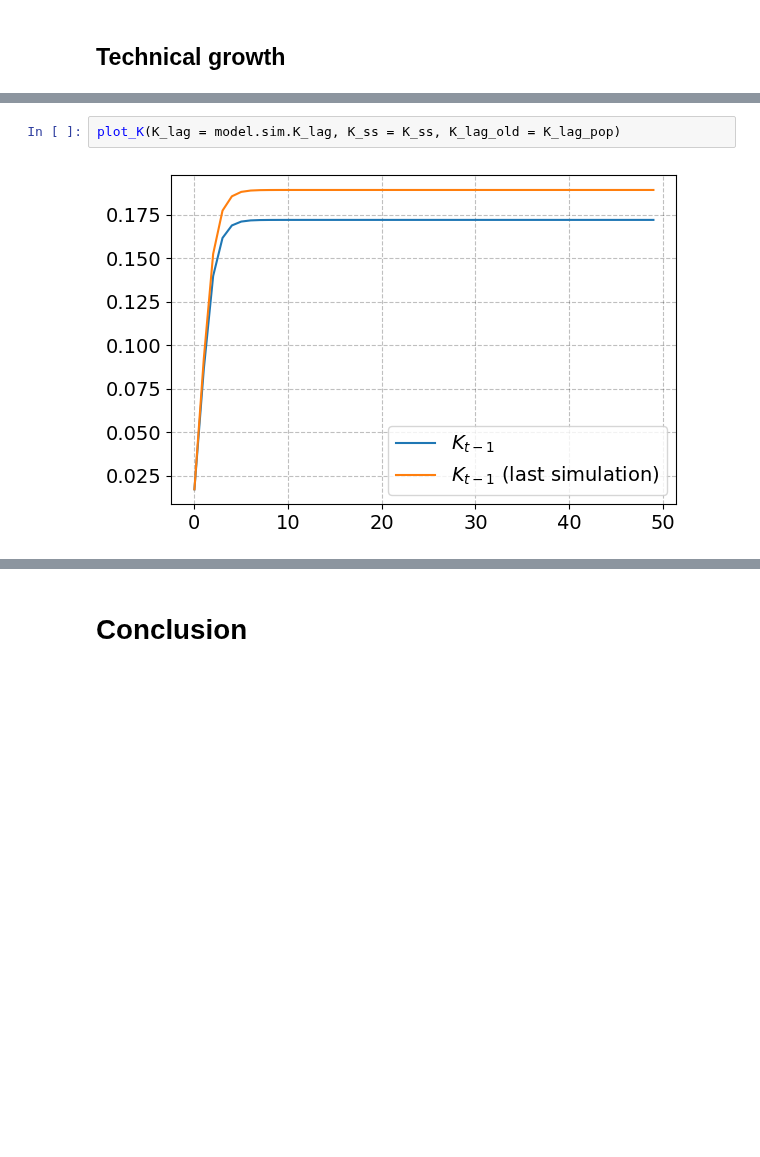
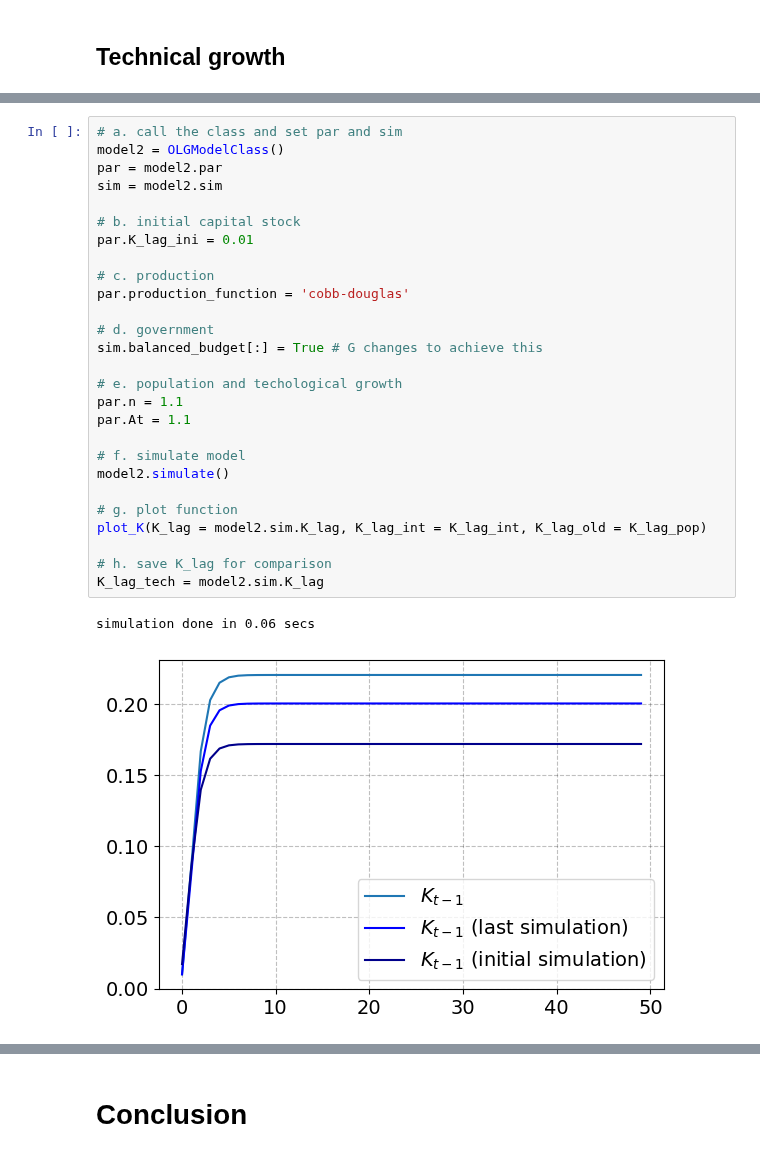
Before and after one commit to NumEconCopenhagen/projects-2023-cbjk, a Jupyter notebook: modelproject/modelproject.ipynb, the cells around one changed output, grey strips where cells are left out. Drawn from its saved outputs; the diff is of its cells as text; blank space fills up the shorter version.

```diff
--- a/modelproject/modelproject.ipynb
+++ b/modelproject/modelproject.ipynb
@@ -174,4 +271,30 @@ simulation done in 0.04 secs
-# %%
-plot_K(K_lag = model.sim.K_lag, K_ss = K_ss, K_lag_old = K_lag_pop)
-# %% [output]
-[figure, removed]
+# %%
+# a. call the class and set par and sim
+model2 = OLGModelClass()
+par = model2.par
+sim = model2.sim
+
+# b. initial capital stock
+par.K_lag_ini = 0.01
+
+# c. production
+par.production_function = 'cobb-douglas'
+
+# d. government
+sim.balanced_budget[:] = True # G changes to achieve this
+
+# e. population and techological growth
+par.n = 1.1
+par.At = 1.1
+
+# f. simulate model
+model2.simulate()
+
+# g. plot function
+plot_K(K_lag = model2.sim.K_lag, K_lag_int = K_lag_int, K_lag_old = K_lag_pop)
+
+# h. save K_lag for comparison
+K_lag_tech = model2.sim.K_lag
+# %% [output]
+simulation done in 0.06 secs
+[figure, added]
```
Also changed, not shown: parts of 48 cells of this notebook, 1 other file.
